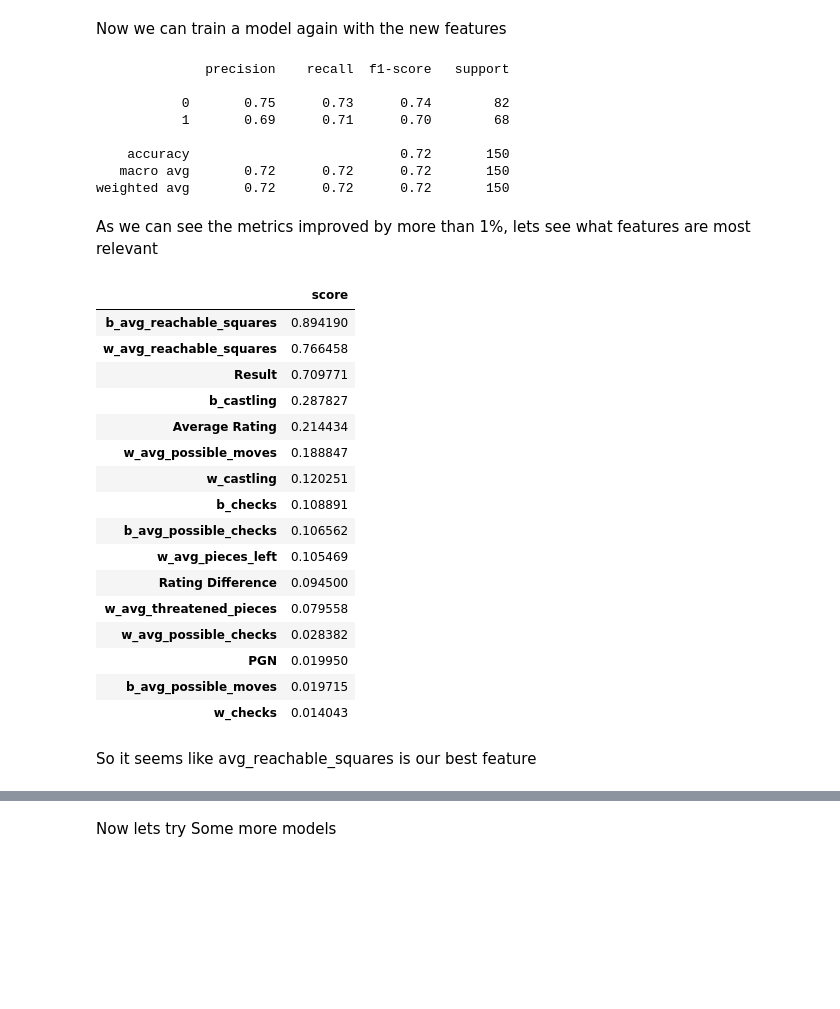
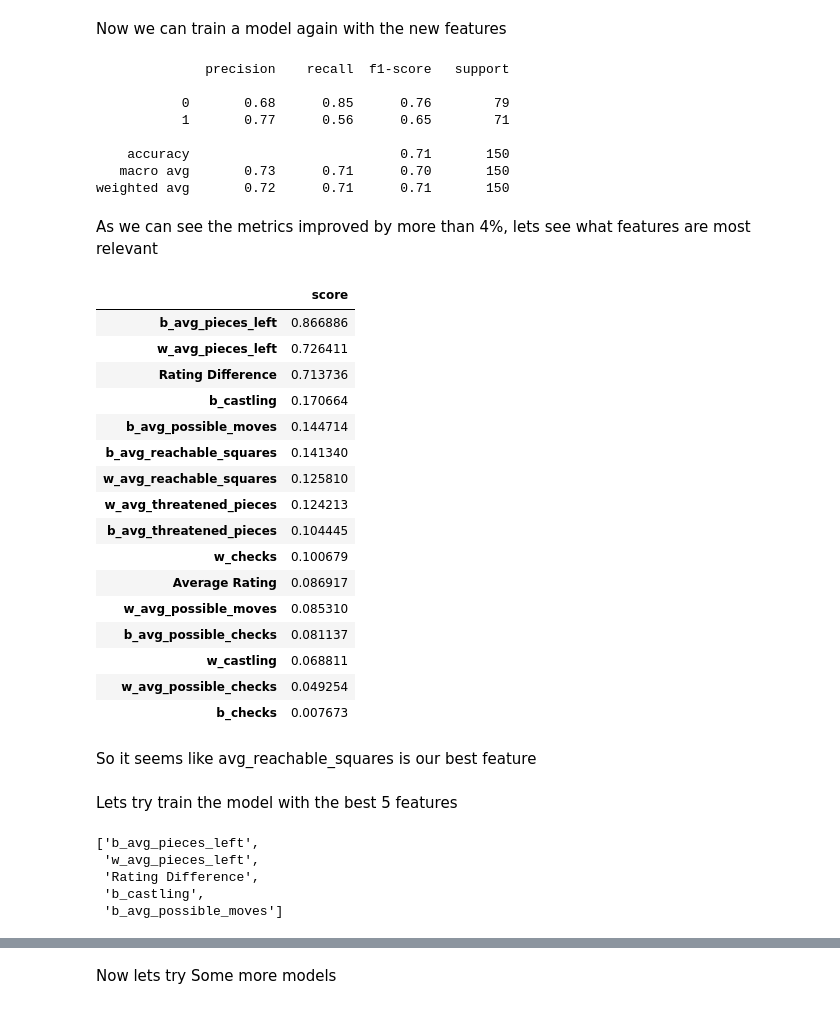
Before and after one commit to drknowsall/Chess_EDA_project, a Jupyter notebook: Chess_EDA.ipynb, the cells around one changed output, grey strips where cells are left out. Saved outputs shown, nothing was run; the diff lists cells and outputs as text; code cells hidden in the pictures; blank space fills up the shorter version.

```diff
--- a/Chess_EDA.ipynb
+++ b/Chess_EDA.ipynb
@@ -233,7 +235,7 @@ def extract_features(pgn, move_number = 5):
 
     return feat_df
 # %%
-new_feat_cols = columns=['w_checks', 'w_avg_possible_checks', 'w_castling', 'w_avg_possible_moves', 'w_avg_reachable_squares', 'w_avg_threatened_pieces', 'w_avg_pieces_left', 'b_checks', 'b_avg_possible_checks', 'b_castling', 'b_avg_possible_moves', 'b_avg_reachable_squares', 'b_avg_threatened_pieces', 'b_avg_pieces_left']
+new_feat_cols = ['w_checks', 'w_avg_possible_checks', 'w_castling', 'w_avg_possible_moves', 'w_avg_reachable_squares', 'w_avg_threatened_pieces', 'w_avg_pieces_left', 'b_checks', 'b_avg_possible_checks', 'b_castling', 'b_avg_possible_moves', 'b_avg_reachable_squares', 'b_avg_threatened_pieces', 'b_avg_pieces_left']
 
 feat_df = pd.DataFrame(columns=new_feat_cols)
 
@@ -244,8 +246,8 @@ for i, pgn in enumerate(data.PGN):
     if i == limit_games - 1:
         break
 
-data = data.loc[np.arange(0, limit_games)].join(feat_df)
-data.head()
+data_feat = data.loc[np.arange(0, limit_games)].join(feat_df)
+data_feat.head()
 # %% [output]
 |  | PGN | Result | Average Rating | Rating Difference | w_checks | w_avg_possible_checks | w_castling | ... |
 | 0 | 1. e4 e5 2. Nf3 Nf6 3. d3 Bc5 4. ... | Black Wins | 1544 | -208 | 0.0 | 0.090909 | 1.0 | ... |
@@ -286,8 +288,8 @@ Now we'll compare the features between black and white players
 # %%
 for i in range(len(new_feat_cols)-1):
 
-    w_col = data[new_feat_cols[i]]
-    b_col = data[new_feat_cols[i+1]]
+    w_col = data_feat[new_feat_cols[i]]
+    b_col = data_feat[new_feat_cols[i+1]]
 
     fig, ax = plt.subplots()
     fig.patch.set_facecolor('white')
@@ -361,8 +363,8 @@ b_avg_threatened_pieces      1.106156
 b_avg_pieces_left            1.385570
 dtype: float64
 # %%
-data["Result"] = data["Result"].apply(lambda x: 0 if x == 'White Wins' else 1)
-corr = data.corr(method='spearman')
+data_feat["Result"] = data_feat["Result"].apply(lambda x: 0 if x == 'White Wins' else 1)
+corr = data_feat.corr(method='spearman')
 sns.set(rc = {'figure.figsize':(16,16)})
 sns.heatmap(corr,annot=True)
 # %% [output]
@@ -376,10 +378,10 @@ The pieces left for each player are also highly correlated
 Now we can train a model again with the new features
 # %%
 from sklearn import linear_model, metrics, preprocessing
-model = linear_model.LogisticRegression()
+model = linear_model.LogisticRegression(max_iter=1000)
 
 
-train_data, test_data = train_test_split(data, test_size=0.3)
+train_data, test_data = train_test_split(data_feat, test_size=0.3)
 
 X_train = train_data[['Average Rating', 'Rating Difference'] + new_feat_cols]
 y_train = train_data['Result']
@@ -399,37 +401,38 @@ print(metrics.classification_report(y_test, predicted))
 # %% [output]
               precision    recall  f1-score   support
 
-           0       0.75      0.73      0.74        82
-           1       0.69      0.71      0.70        68
+           0       0.68      0.85      0.76        79
+           1       0.77      0.56      0.65        71
 
-    accuracy                           0.72       150
-   macro avg       0.72      0.72      0.72       150
-weighted avg       0.72      0.72      0.72       150
+    accuracy                           0.71       150
+   macro avg       0.73      0.71      0.70       150
+weighted avg       0.72      0.71      0.71       150
 # %% [markdown]
-As we can see the metrics improved by more than 1%, lets see what features are most relevant
+As we can see the metrics improved by more than 4%, lets see what features are most relevant
 # %%
 importance = model.coef_[0]
 # summarize feature importance
-imp_dict = {train_data.columns[i]:abs(v) for i,v in enumerate(importance)}
+imp_dict = {train_data.drop(['PGN', 'Result'], axis=1).columns[i]:abs(v) for i,v in enumerate(importance)}
 imp_df = pd.DataFrame.from_dict(imp_dict,orient='index',columns=['score'])
-imp_df.sort_values(by='score', ascending=False)
+imp_df = imp_df.sort_values(by='score', ascending=False)
+imp_df
 # %% [output]
 |  | score |
-| b_avg_reachable_squares | 0.894190 |
-| w_avg_reachable_squares | 0.766458 |
-| Result | 0.709771 |
-| b_castling | 0.287827 |
-| Average Rating | 0.214434 |
-| w_avg_possible_moves | 0.188847 |
-| w_castling | 0.120251 |
-| b_checks | 0.108891 |
-| b_avg_possible_checks | 0.106562 |
-| w_avg_pieces_left | 0.105469 |
-| Rating Difference | 0.094500 |
-| w_avg_threatened_pieces | 0.079558 |
-| w_avg_possible_checks | 0.028382 |
-| PGN | 0.019950 |
-| b_avg_possible_moves | 0.019715 |
-| w_checks | 0.014043 |
+| b_avg_pieces_left | 0.866886 |
+| w_avg_pieces_left | 0.726411 |
+| Rating Difference | 0.713736 |
+| b_castling | 0.170664 |
+| b_avg_possible_moves | 0.144714 |
+| b_avg_reachable_squares | 0.141340 |
+| w_avg_reachable_squares | 0.125810 |
+| w_avg_threatened_pieces | 0.124213 |
+| b_avg_threatened_pieces | 0.104445 |
+| w_checks | 0.100679 |
+| Average Rating | 0.086917 |
+| w_avg_possible_moves | 0.085310 |
+| b_avg_possible_checks | 0.081137 |
+| w_castling | 0.068811 |
+| w_avg_possible_checks | 0.049254 |
+| b_checks | 0.007673 |
 # %% [markdown]
 So it seems like avg_reachable_squares is our best feature
@@ -435,0 +441,2 @@ So it seems like avg_reachable_squares is our best feature
+# %% [markdown]
+Lets try train the model with the best 5 features
@@ -435,0 +445,8 @@ So it seems like avg_reachable_squares is our best feature
+# %%
+best_feat
+# %% [output]
+['b_avg_pieces_left',
+ 'w_avg_pieces_left',
+ 'Rating Difference',
+ 'b_castling',
+ 'b_avg_possible_moves']
```
Also changed, not shown: parts of 17 cells of this notebook.
